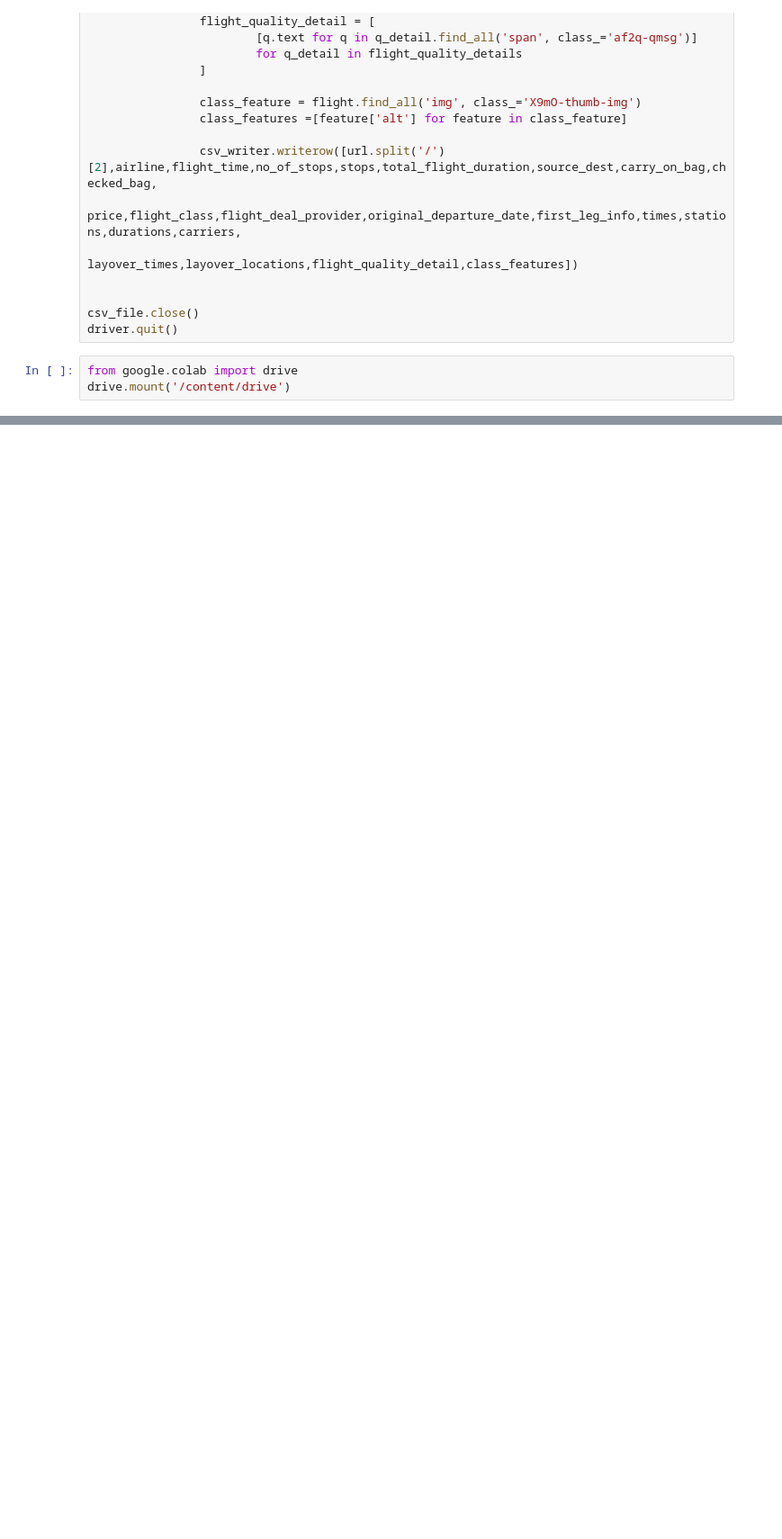
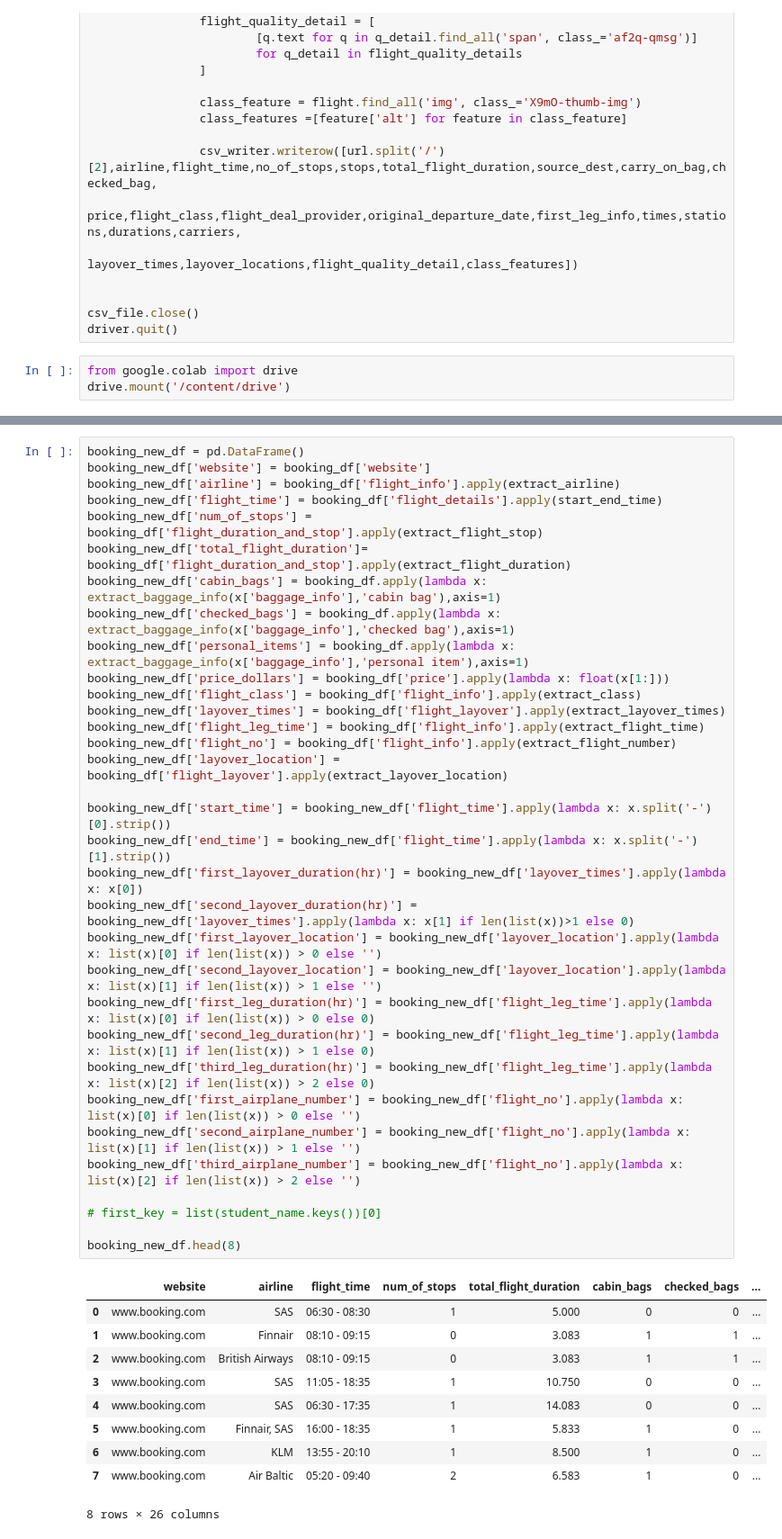
Before and after one commit to Motunrayo244/EDISS-MP, a Jupyter notebook: Data Science/Project_work/Project1/Mini_Project_1.ipynb, the cells around one changed output, grey strips where cells are left out. Shown at 90% size. Drawn from its saved outputs; the diff is of its cells as text; blank space fills up the shorter version.

```diff
--- a/Data Science/Project_work/Project1/Mini_Project_1.ipynb
+++ b/Data Science/Project_work/Project1/Mini_Project_1.ipynb
@@ -349,0 +611,44 @@ driver.quit()
+# %%
+booking_new_df = pd.DataFrame()
+booking_new_df['website'] = booking_df['website']
+booking_new_df['airline'] = booking_df['flight_info'].apply(extract_airline)
+booking_new_df['flight_time'] = booking_df['flight_details'].apply(start_end_time)
+booking_new_df['num_of_stops'] = booking_df['flight_duration_and_stop'].apply(extract_flight_stop)
+booking_new_df['total_flight_duration']=  booking_df['flight_duration_and_stop'].apply(extract_flight_duration)
+booking_new_df['cabin_bags'] = booking_df.apply(lambda x: extract_baggage_info(x['baggage_info'],'cabin bag'),axis=1)
+booking_new_df['checked_bags'] = booking_df.apply(lambda x: extract_baggage_info(x['baggage_info'],'checked bag'),axis=1)
+booking_new_df['personal_items'] = booking_df.apply(lambda x: extract_baggage_info(x['baggage_info'],'personal item'),axis=1)
+booking_new_df['price_dollars'] = booking_df['price'].apply(lambda x: float(x[1:]))
+booking_new_df['flight_class'] = booking_df['flight_info'].apply(extract_class)
+booking_new_df['layover_times'] = booking_df['flight_layover'].apply(extract_layover_times)
+booking_new_df['flight_leg_time'] = booking_df['flight_info'].apply(extract_flight_time)
+booking_new_df['flight_no'] = booking_df['flight_info'].apply(extract_flight_number)
+booking_new_df['layover_location'] = booking_df['flight_layover'].apply(extract_layover_location)
+
+booking_new_df['start_time'] = booking_new_df['flight_time'].apply(lambda x: x.split('-')[0].strip())
+booking_new_df['end_time'] = booking_new_df['flight_time'].apply(lambda x: x.split('-')[1].strip())
+booking_new_df['first_layover_duration(hr)'] = booking_new_df['layover_times'].apply(lambda x: x[0])
+booking_new_df['second_layover_duration(hr)'] = booking_new_df['layover_times'].apply(lambda x: x[1] if len(list(x))>1 else 0)
+booking_new_df['first_layover_location'] = booking_new_df['layover_location'].apply(lambda x: list(x)[0] if len(list(x)) > 0 else '')
+booking_new_df['second_layover_location'] = booking_new_df['layover_location'].apply(lambda x: list(x)[1] if len(list(x)) > 1 else '')
+booking_new_df['first_leg_duration(hr)'] = booking_new_df['flight_leg_time'].apply(lambda x: list(x)[0] if len(list(x)) > 0 else 0)
+booking_new_df['second_leg_duration(hr)'] = booking_new_df['flight_leg_time'].apply(lambda x: list(x)[1] if len(list(x)) > 1 else 0)
+booking_new_df['third_leg_duration(hr)'] = booking_new_df['flight_leg_time'].apply(lambda x: list(x)[2] if len(list(x)) > 2 else 0)
+booking_new_df['first_airplane_number'] = booking_new_df['flight_no'].apply(lambda x: list(x)[0] if len(list(x)) > 0 else '')
+booking_new_df['second_airplane_number'] = booking_new_df['flight_no'].apply(lambda x: list(x)[1] if len(list(x)) > 1 else '')
+booking_new_df['third_airplane_number'] = booking_new_df['flight_no'].apply(lambda x: list(x)[2] if len(list(x)) > 2 else '')
+
+# first_key = list(student_name.keys())[0]
+
+booking_new_df.head(8)
+# %% [output]
+|  | website | airline | flight_time | num_of_stops | total_flight_duration | cabin_bags | checked_bags | ... |
+| 0 | www.booking.com | SAS | 06:30 - 08:30 | 1 | 5.000 | 0 | 0 | ... |
+| 1 | www.booking.com | Finnair | 08:10 - 09:15 | 0 | 3.083 | 1 | 1 | ... |
+| 2 | www.booking.com | British Airways | 08:10 - 09:15 | 0 | 3.083 | 1 | 1 | ... |
+| 3 | www.booking.com | SAS | 11:05 - 18:35 | 1 | 10.750 | 0 | 0 | ... |
+| 4 | www.booking.com | SAS | 06:30 - 17:35 | 1 | 14.083 | 0 | 0 | ... |
+| 5 | www.booking.com | Finnair, SAS | 16:00 - 18:35 | 1 | 5.833 | 1 | 0 | ... |
+| 6 | www.booking.com | KLM | 13:55 - 20:10 | 1 | 8.500 | 1 | 0 | ... |
+| 7 | www.booking.com | Air Baltic | 05:20 - 09:40 | 2 | 6.583 | 1 | 0 | ... |
+8 rows × 26 columns
```
Also changed, not shown: parts of 18 cells of this notebook.
